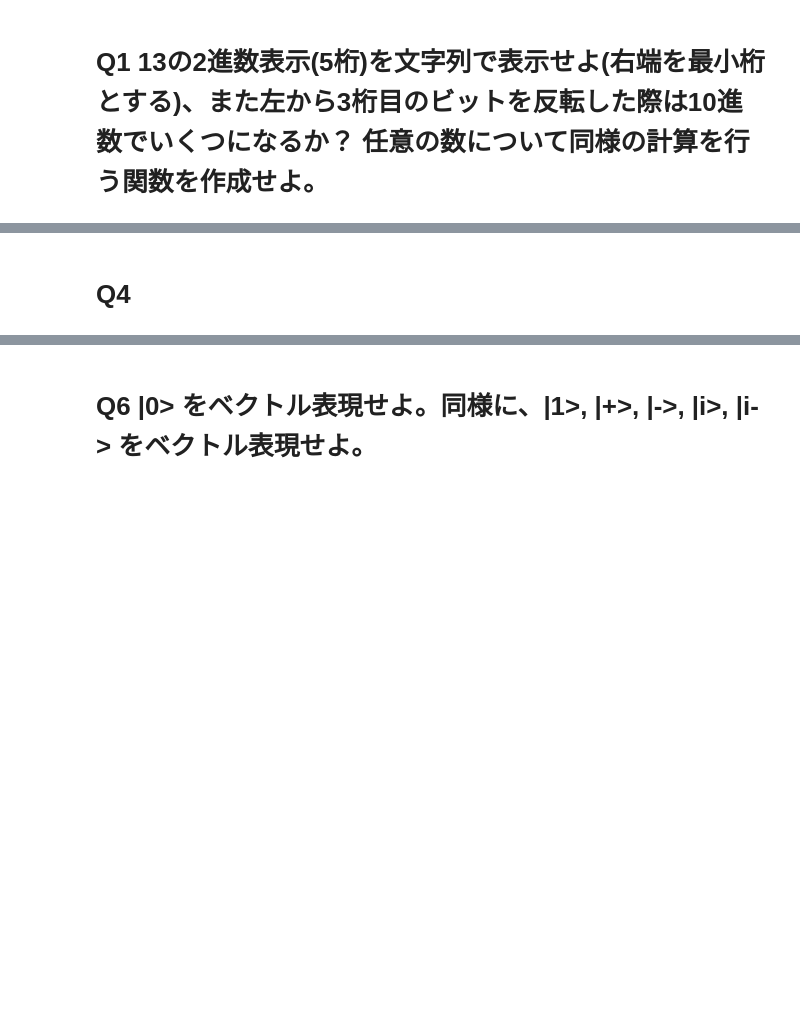
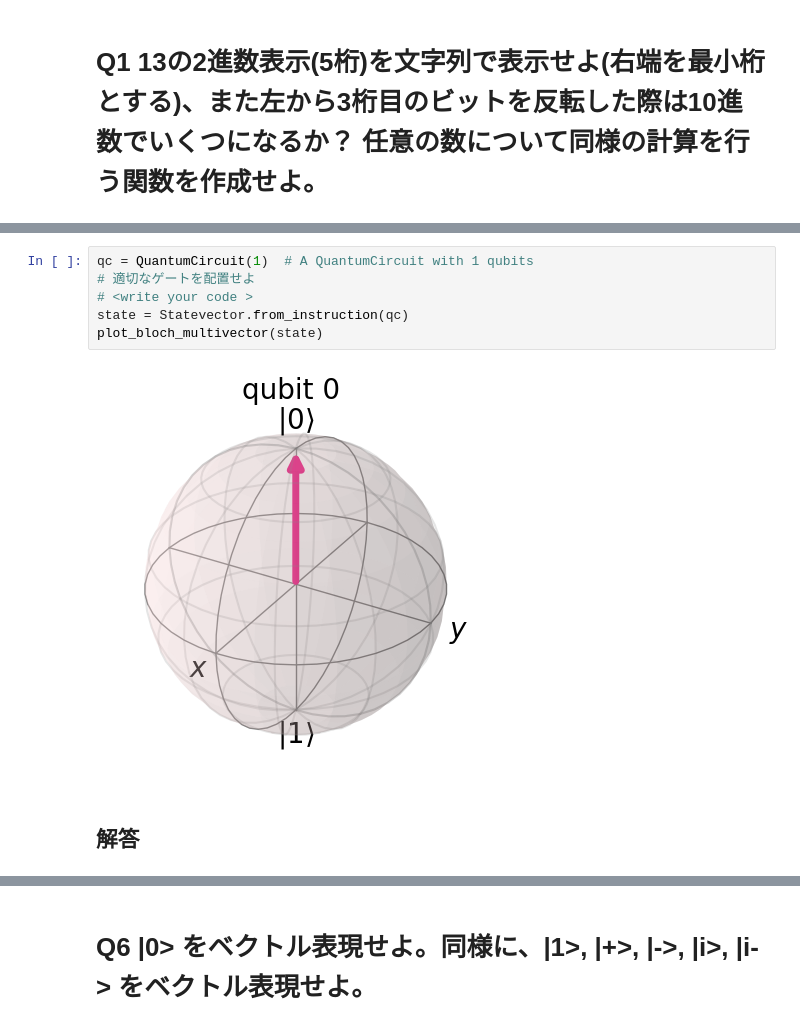
Before and after one commit to lambda-knight/quantum-100knocks, a Jupyter notebook: qiskit_100knocks.ipynb, the cells around one changed output, grey strips where cells are left out. Cells and saved outputs as stored; diff of their text form; blank space fills up the shorter version.

```diff
--- a/qiskit_100knocks.ipynb
+++ b/qiskit_100knocks.ipynb
@@ -23,2 +66,10 @@ def flip_3rd_digid(integer):
+# %%
+qc = QuantumCircuit(1)  # A QuantumCircuit with 1 qubits
+# 適切なゲートを配置せよ
+# <write your code >
+state = Statevector.from_instruction(qc)
+plot_bloch_multivector(state)
+# %% [output]
+[figure, added]
 # %% [markdown]
-# Q4
+## 解答
```
Also changed, not shown: parts of 22 cells of this notebook.
